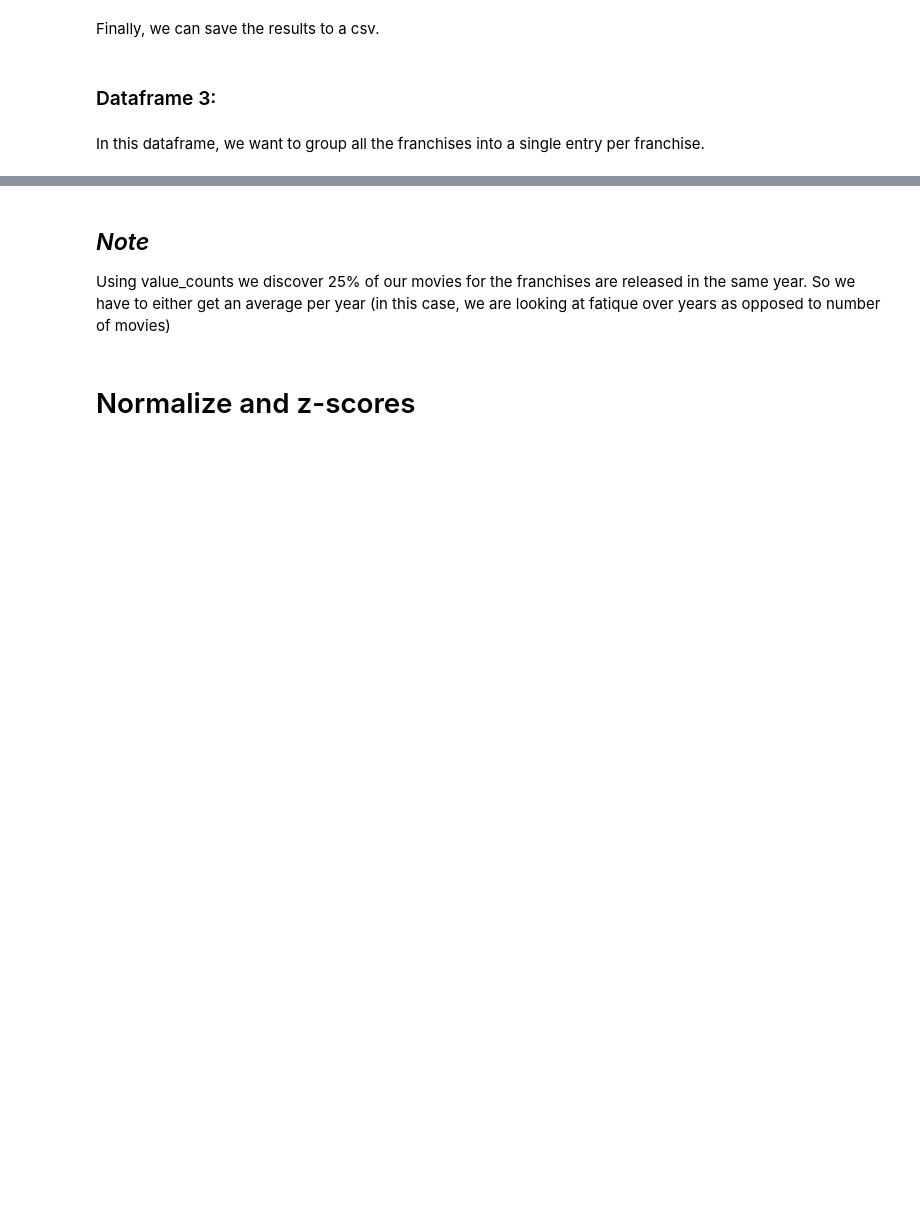
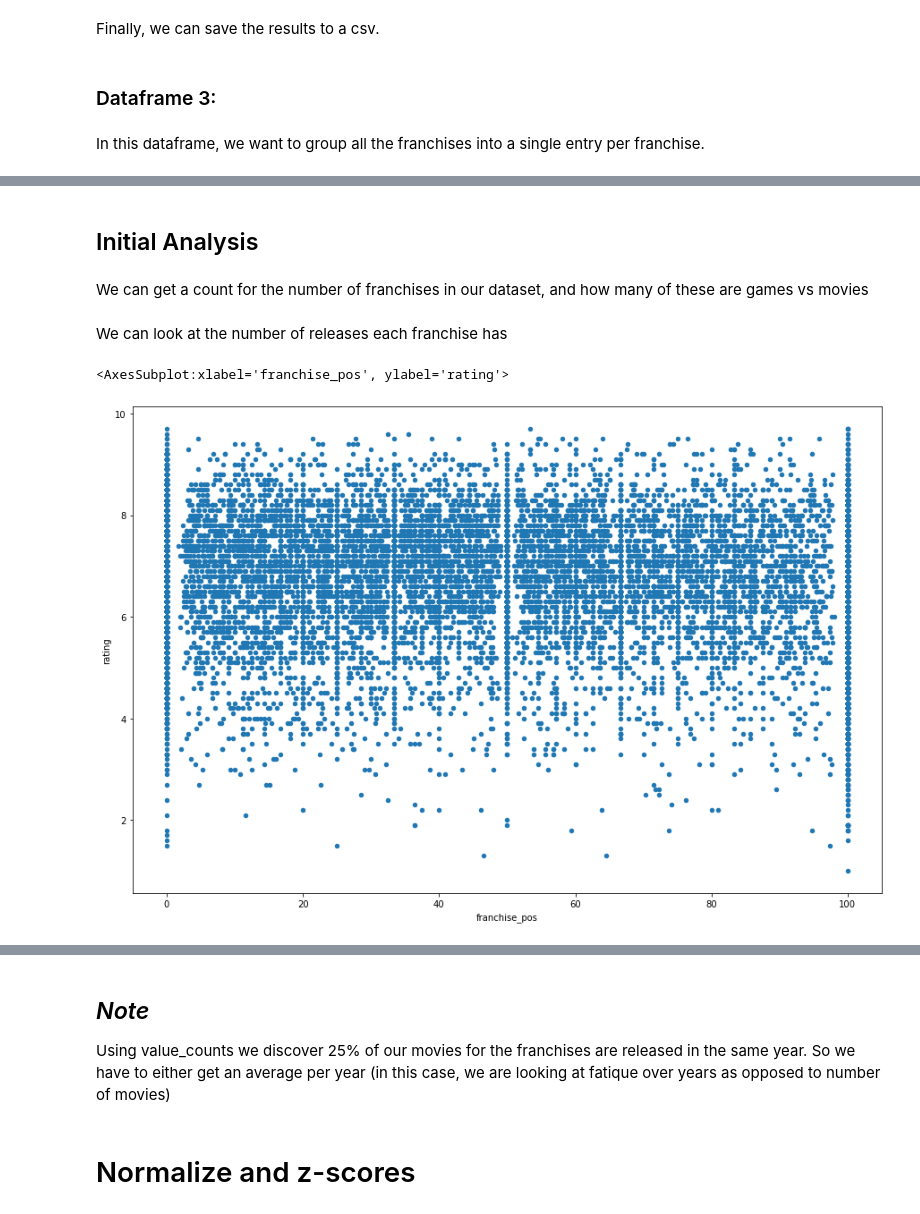
Before and after one commit to adambrennan150/Franchises, a Jupyter notebook: 105_Initial_Analysis.ipynb, the cells around one changed output, grey strips where cells are left out. Saved outputs shown, nothing was run; the diff lists cells and outputs as text; code cells hidden in the pictures; blank space fills up the shorter version.

```diff
--- a/105_Initial_Analysis.ipynb
+++ b/105_Initial_Analysis.ipynb
@@ -206,12 +206,15 @@ complete_df = complete_df.groupby('franchise_id').agg(first_year=('year', 'min')
 # %% [markdown]
 We'll also calculate the lowest rated year and its position in the franchise
 # %%
-idx = complete_df.groupby('franchise_id')['rating'].idxmin()
+minRat = complete_df.groupby('franchise_id')['rating'].idxmin()
+maxRat = complete_df.groupby('franchise_id')['rating'].idxmax()
 complete_df = complete_df.sort_values(["franchise_id", "year"])
 
 # Select the year value at the index and assign it to a new column for every row with the same franchise_id
-complete_df['lowest_rated_year'] = complete_df.loc[idx, 'year'].values.repeat(complete_df.groupby('franchise_id').size())
-complete_df['lowest_rated_pos'] = complete_df.loc[idx, 'franchise_pos'].values.repeat(complete_df.groupby('franchise_id').size())
+complete_df['lowest_rated_year'] = complete_df.loc[minRat, 'year'].values.repeat(complete_df.groupby('franchise_id').size())
+complete_df['highest_rated_year'] = complete_df.loc[maxRat, 'year'].values.repeat(complete_df.groupby('franchise_id').size())
+complete_df['lowest_rated_pos'] = complete_df.loc[minRat, 'franchise_pos'].values.repeat(complete_df.groupby('franchise_id').size())
+complete_df['highest_rated_pos'] = complete_df.loc[maxRat, 'franchise_pos'].values.repeat(complete_df.groupby('franchise_id').size())
 # %% [markdown]
 Now we'll calculate the average rating before and after the lowest rated year.
 # %%
@@ -353,0 +421,4 @@ In this dataframe, we want to group all the franchises into a single entry per f
+# %% [markdown]
+## Initial Analysis
+# %% [markdown]
+We can get a count for the number of franchises in our dataset, and how many of these are games vs movies
@@ -353,0 +447,2 @@ In this dataframe, we want to group all the franchises into a single entry per f
+# %% [markdown]
+We can look at the number of releases each franchise has
@@ -353,0 +463,6 @@ In this dataframe, we want to group all the franchises into a single entry per f
+# %%
+# Compare the ratings to the franchise position
+complete_df.plot.scatter("franchise_pos", "rating", figsize = (15,10))
+# %% [output]
+<AxesSubplot:xlabel='franchise_pos', ylabel='rating'>
+[figure, added]
```
Also changed, not shown: parts of 32 cells of this notebook.
